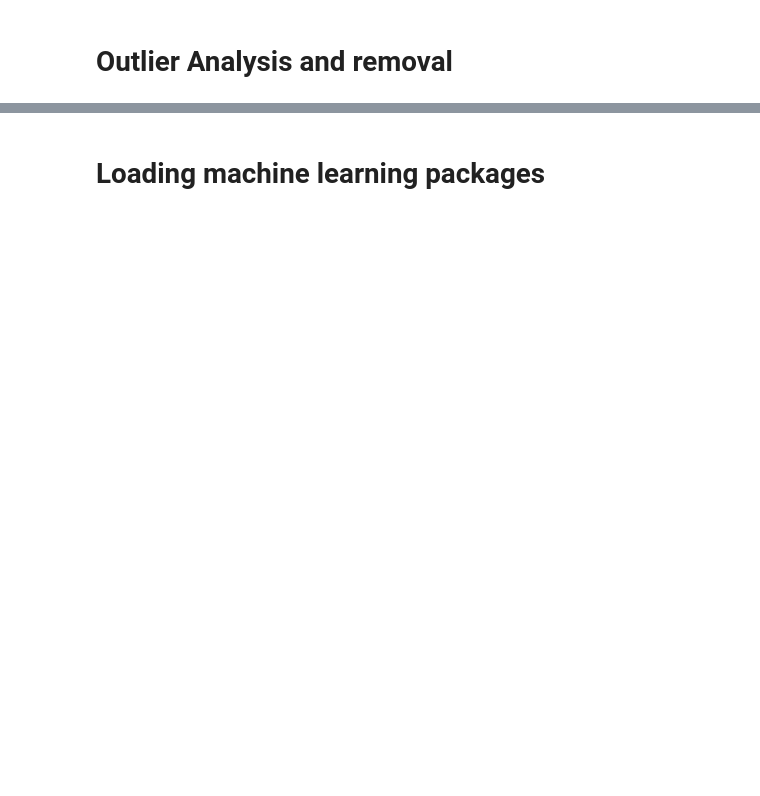
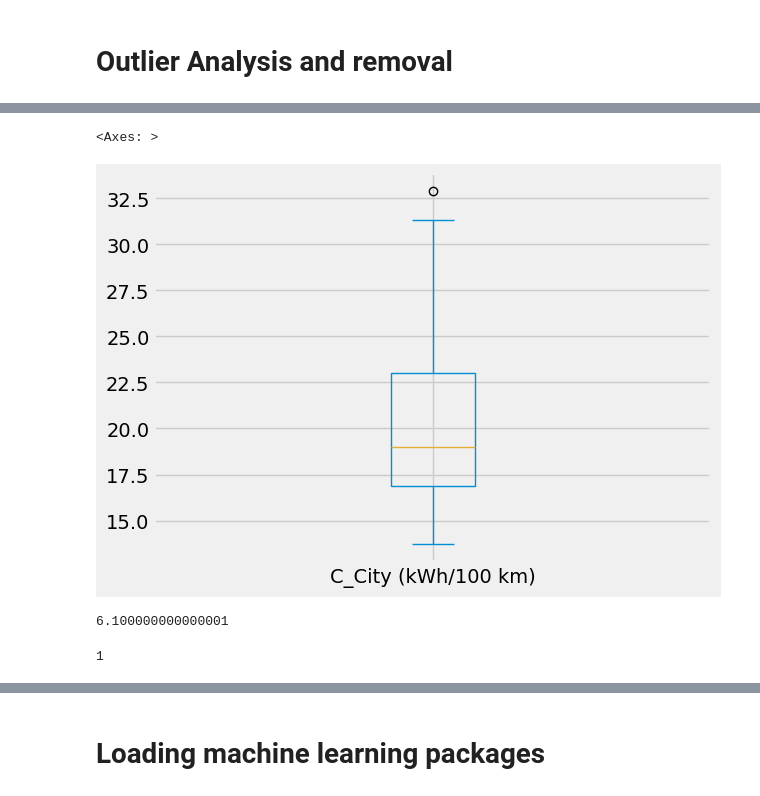
Before and after one commit to jaeseung11/Battery_Electric_vehicle, a Jupyter notebook: multi_output_ev_consumed_energy_김재승.ipynb, the cells around one changed output, grey strips where cells are left out. Saved outputs shown, nothing was run; the diff lists cells and outputs as text; code cells hidden in the pictures; blank space fills up the shorter version.

```diff
--- a/multi_output_ev_consumed_energy_김재승.ipynb
+++ b/multi_output_ev_consumed_energy_김재승.ipynb
@@ -52,10 +321,17 @@ df['C_City (kWh/100 km)'].plot(kind='hist', bins=15)
 # %%
-df['C_City (kWh/100 km)'].plot.box()
+data_df['C_City (kWh/100 km)'].plot.box()
+# %% [output]
+<Axes: >
+[figure, added]
 # %%
-Q1_1=df['C_City (kWh/100 km)'].quantile(0.25)
-Q2_1=df['C_City (kWh/100 km)'].quantile(0.75)
-QIR_1=Q2_1-Q1_1
+Q1_1 = data_df['C_City (kWh/100 km)'].quantile(0.25)
+Q2_1 = data_df['C_City (kWh/100 km)'].quantile(0.75)
+QIR_1 = Q2_1-Q1_1
 QIR_1
+# %% [output]
+6.100000000000001
 # %%
-((df['C_City (kWh/100 km)']>(Q2_1+QIR_2*1.5))|(df['C_City (kWh/100 km)']<(Q1_1-QIR_2*1.5))).sum()
+((data_df['C_City (kWh/100 km)']>(Q2_1+QIR_1*1.5))|(data_df['C_City (kWh/100 km)']<(Q1_1-QIR_1*1.5))).sum()
+# %% [output]
+1
 # %%
```
Also changed, not shown: parts of 53 cells of this notebook.
